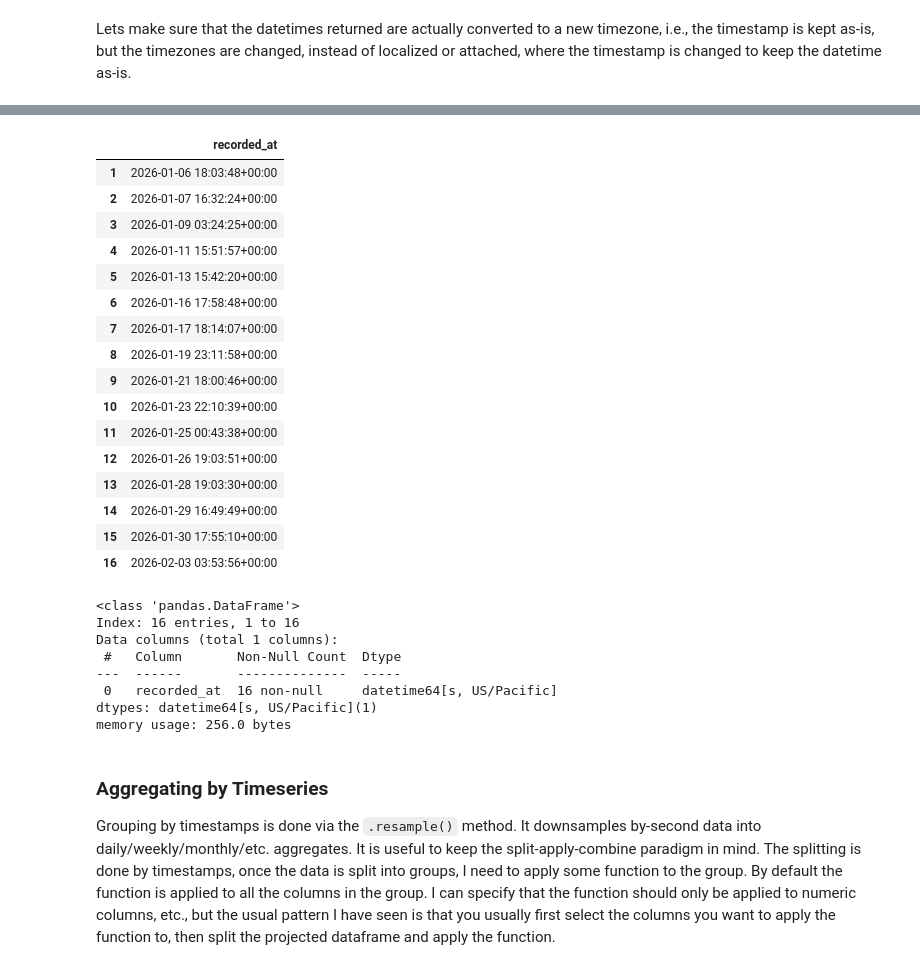
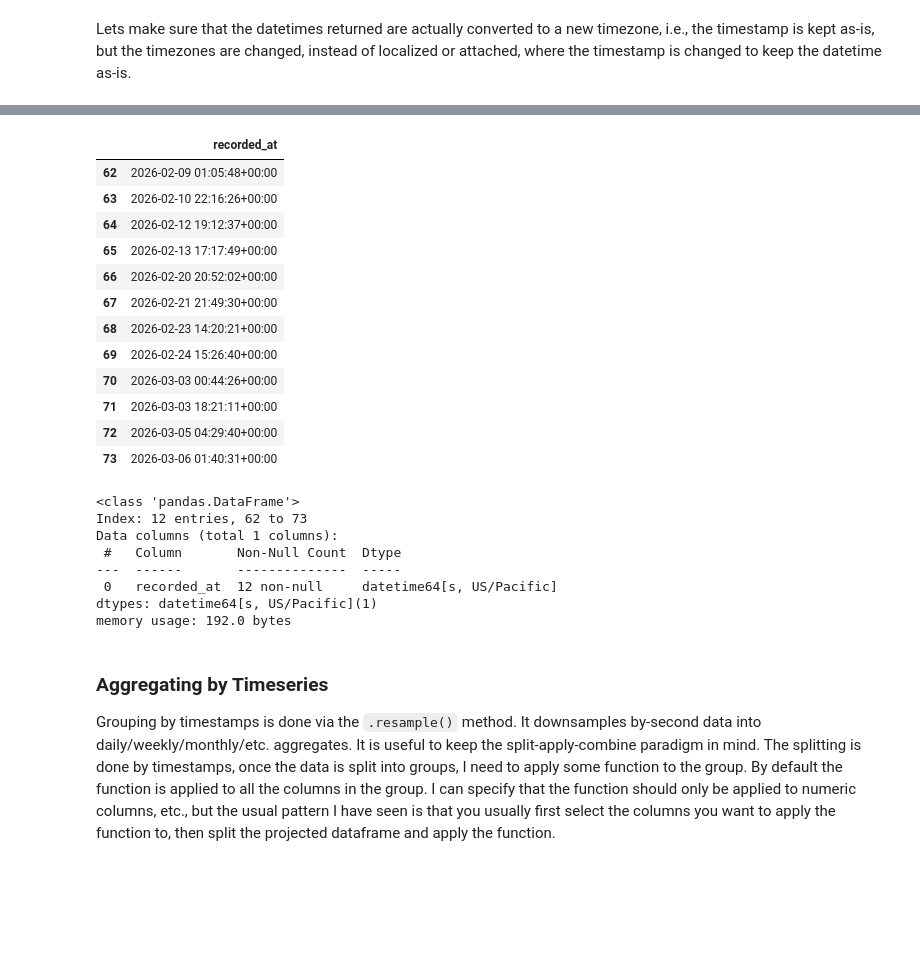
Before and after one commit to avilay/metrics-tracker, a Jupyter notebook: design/mockups/db/analysis.ipynb, the cells around one changed output, grey strips where cells are left out. Saved outputs shown, nothing was run; the diff lists cells and outputs as text; code cells hidden in the pictures; blank space fills up the shorter version.

```diff
--- a/design/mockups/db/analysis.ipynb
+++ b/design/mockups/db/analysis.ipynb
@@ -5,7 +13,10 @@ import pandas as pd
+# %%
+DB_PATH = os.environ["DB_PATH"]
 # %% [markdown]
 ## Aggregating Meditation (value type is none)
 # %%
-meditation = load_metrics(1, "Meditation", "US/Pacific")
+with closing(sql.connect(DB_PATH)) as conn:
+    meditation = load_metrics(conn, 2, "Meditate", "US/Pacific")
 meditation
 # %% [output]
 |  | recorded_at |
@@ -28,6 +35,8 @@ meditation
 # %% [markdown]
 Lets make sure that the datetimes returned are actually converted to a new timezone, i.e., the timestamp is kept as-is, but the timezones are changed, instead of localized or attached, where the timestamp is changed to keep the datetime as-is.
 # %%
-load_metrics(1, "Meditation", "Asia/Kolkata")
+with closing(sql.connect(DB_PATH)) as conn:
+    tp = load_metrics(conn, 2, "Meditate", "Asia/Kolkata")
+tp
 # %% [output]
 |  | recorded_at |
@@ -50,34 +55,32 @@ load_metrics(1, "Meditation", "Asia/Kolkata")
 # %%
-load_metrics(1, "Meditation", "UTC")
+with closing(sql.connect(DB_PATH)) as conn:
+    tp = load_metrics(conn, 2, "Meditate", "UTC")
+tp
 # %% [output]
 |  | recorded_at |
-| 1 | 2026-01-06 18:03:48+00:00 |
-| 2 | 2026-01-07 16:32:24+00:00 |
-| 3 | 2026-01-09 03:24:25+00:00 |
-| 4 | 2026-01-11 15:51:57+00:00 |
-| 5 | 2026-01-13 15:42:20+00:00 |
-| 6 | 2026-01-16 17:58:48+00:00 |
-| 7 | 2026-01-17 18:14:07+00:00 |
-| 8 | 2026-01-19 23:11:58+00:00 |
-| 9 | 2026-01-21 18:00:46+00:00 |
-| 10 | 2026-01-23 22:10:39+00:00 |
-| 11 | 2026-01-25 00:43:38+00:00 |
-| 12 | 2026-01-26 19:03:51+00:00 |
-| 13 | 2026-01-28 19:03:30+00:00 |
-| 14 | 2026-01-29 16:49:49+00:00 |
-| 15 | 2026-01-30 17:55:10+00:00 |
-| 16 | 2026-02-03 03:53:56+00:00 |
+| 62 | 2026-02-09 01:05:48+00:00 |
+| 63 | 2026-02-10 22:16:26+00:00 |
+| 64 | 2026-02-12 19:12:37+00:00 |
+| 65 | 2026-02-13 17:17:49+00:00 |
+| 66 | 2026-02-20 20:52:02+00:00 |
+| 67 | 2026-02-21 21:49:30+00:00 |
+| 68 | 2026-02-23 14:20:21+00:00 |
+| 69 | 2026-02-24 15:26:40+00:00 |
+| 70 | 2026-03-03 00:44:26+00:00 |
+| 71 | 2026-03-03 18:21:11+00:00 |
+| 72 | 2026-03-05 04:29:40+00:00 |
+| 73 | 2026-03-06 01:40:31+00:00 |
 # %%
 meditation.info()
 # %% [output]
 <class 'pandas.DataFrame'>
-Index: 16 entries, 1 to 16
+Index: 12 entries, 62 to 73
 Data columns (total 1 columns):
  #   Column       Non-Null Count  Dtype
 ---  ------       --------------  -----
- 0   recorded_at  16 non-null     datetime64[s, US/Pacific]
+ 0   recorded_at  12 non-null     datetime64[s, US/Pacific]
 dtypes: datetime64[s, US/Pacific](1)
-memory usage: 256.0 bytes
+memory usage: 192.0 bytes
 # %% [markdown]
 ### Aggregating by Timeseries
 
```
Also changed, not shown: parts of 30 cells of this notebook, 15 other files.
